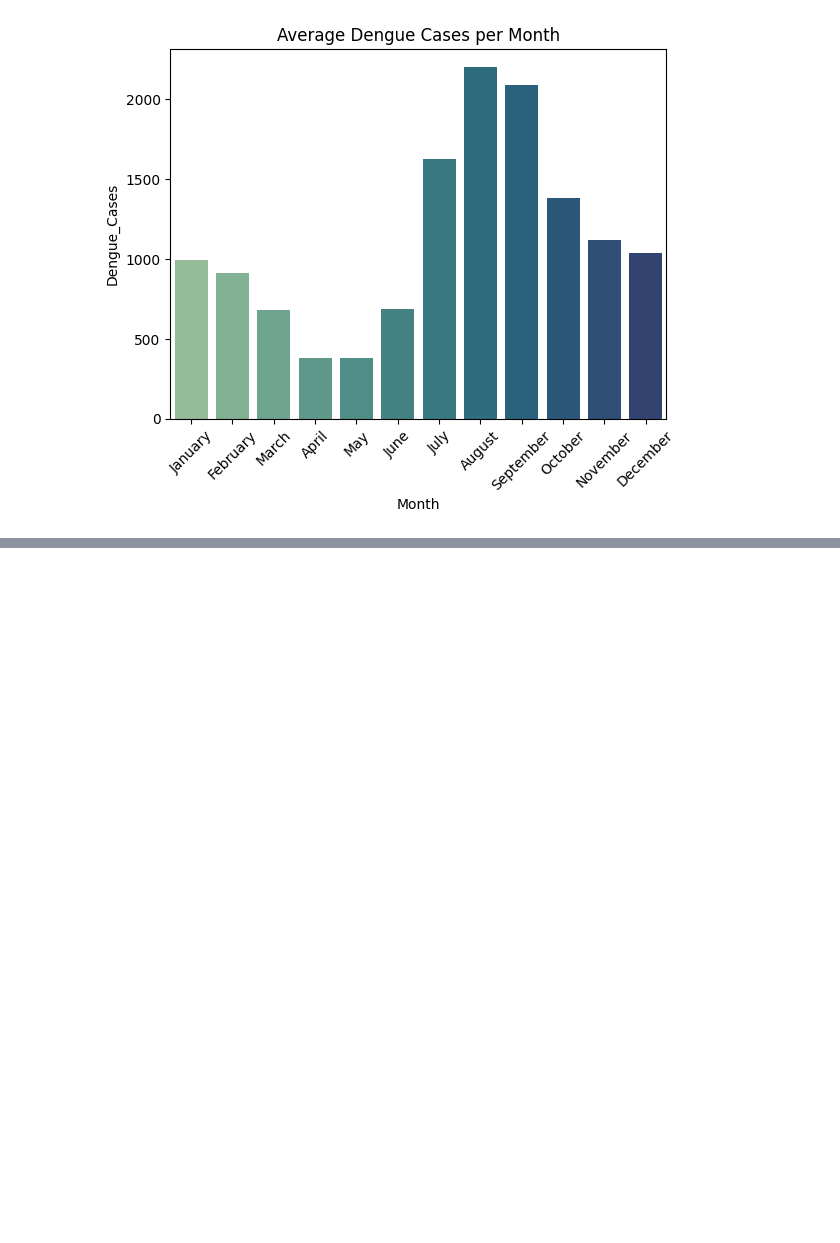
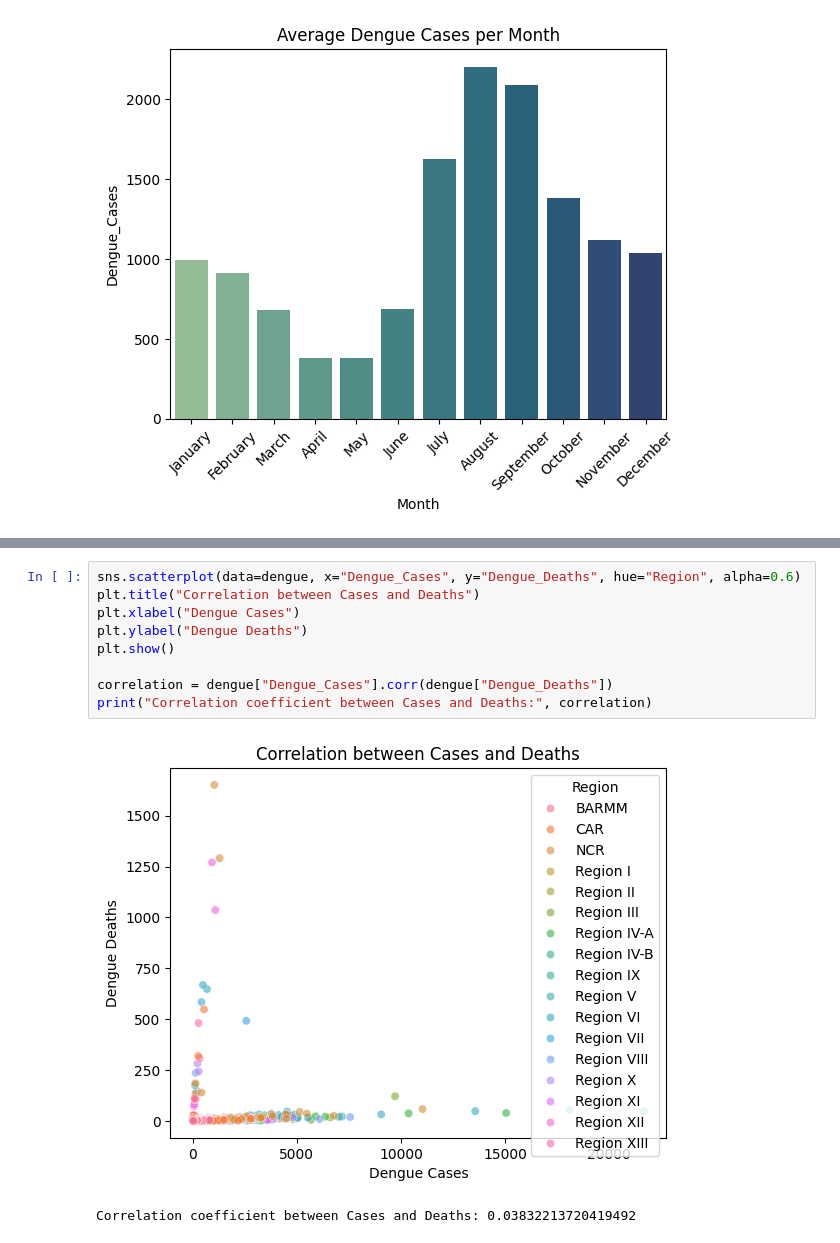
Before and after one commit to SaucesCode/Data-Mining, a Jupyter notebook: ITD-3B/activity5.ipynb, the cells around one changed output, grey strips where cells are left out. Cells and saved outputs as stored; diff of their text form; blank space fills up the shorter version.

```diff
--- a/ITD-3B/activity5.ipynb
+++ b/ITD-3B/activity5.ipynb
@@ -233,0 +280,12 @@ plt.show()
+# %%
+sns.scatterplot(data=dengue, x="Dengue_Cases", y="Dengue_Deaths", hue="Region", alpha=0.6)
+plt.title("Correlation between Cases and Deaths")
+plt.xlabel("Dengue Cases")
+plt.ylabel("Dengue Deaths")
+plt.show()
+
+correlation = dengue["Dengue_Cases"].corr(dengue["Dengue_Deaths"])
+print("Correlation coefficient between Cases and Deaths:", correlation)
+# %% [output]
+[figure, added]
+Correlation coefficient between Cases and Deaths: 0.03832213720419492
```
Also changed, not shown: parts of 16 cells of this notebook.
